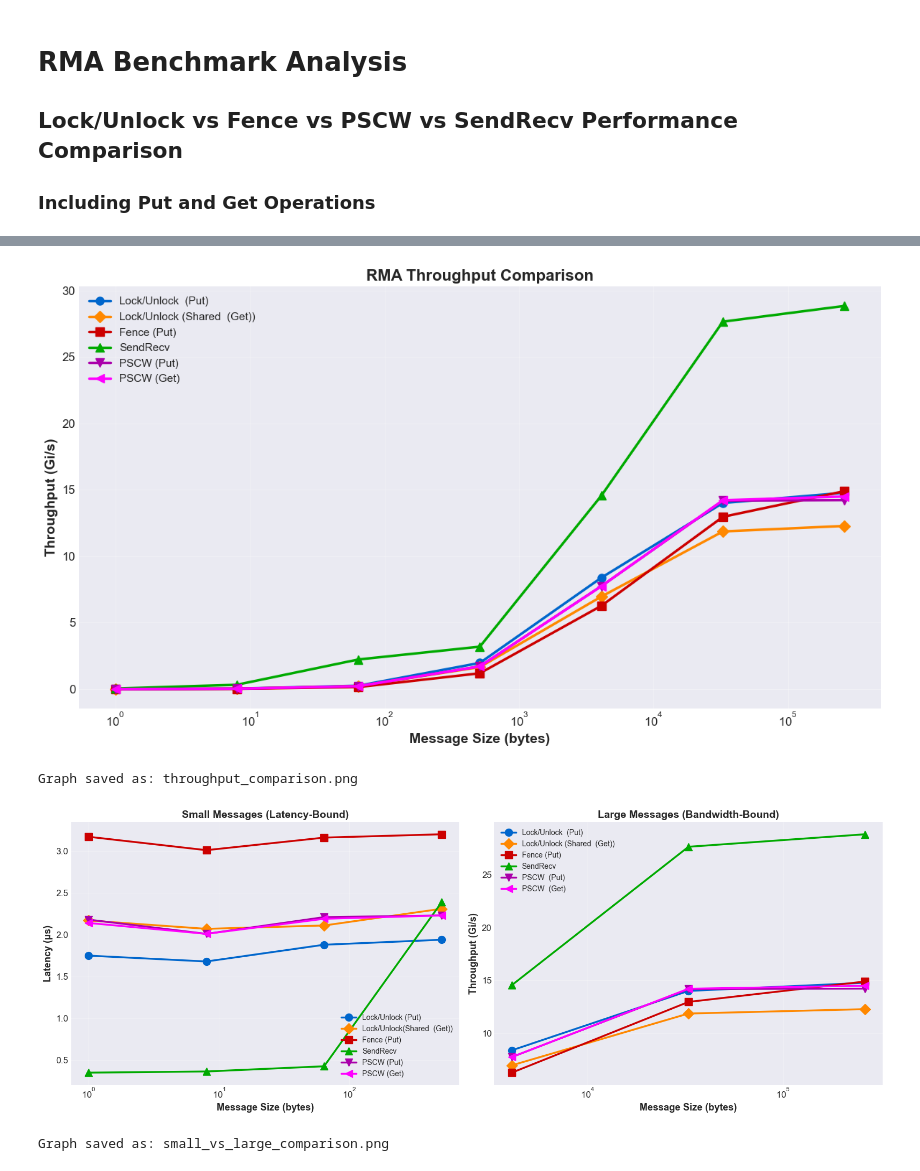
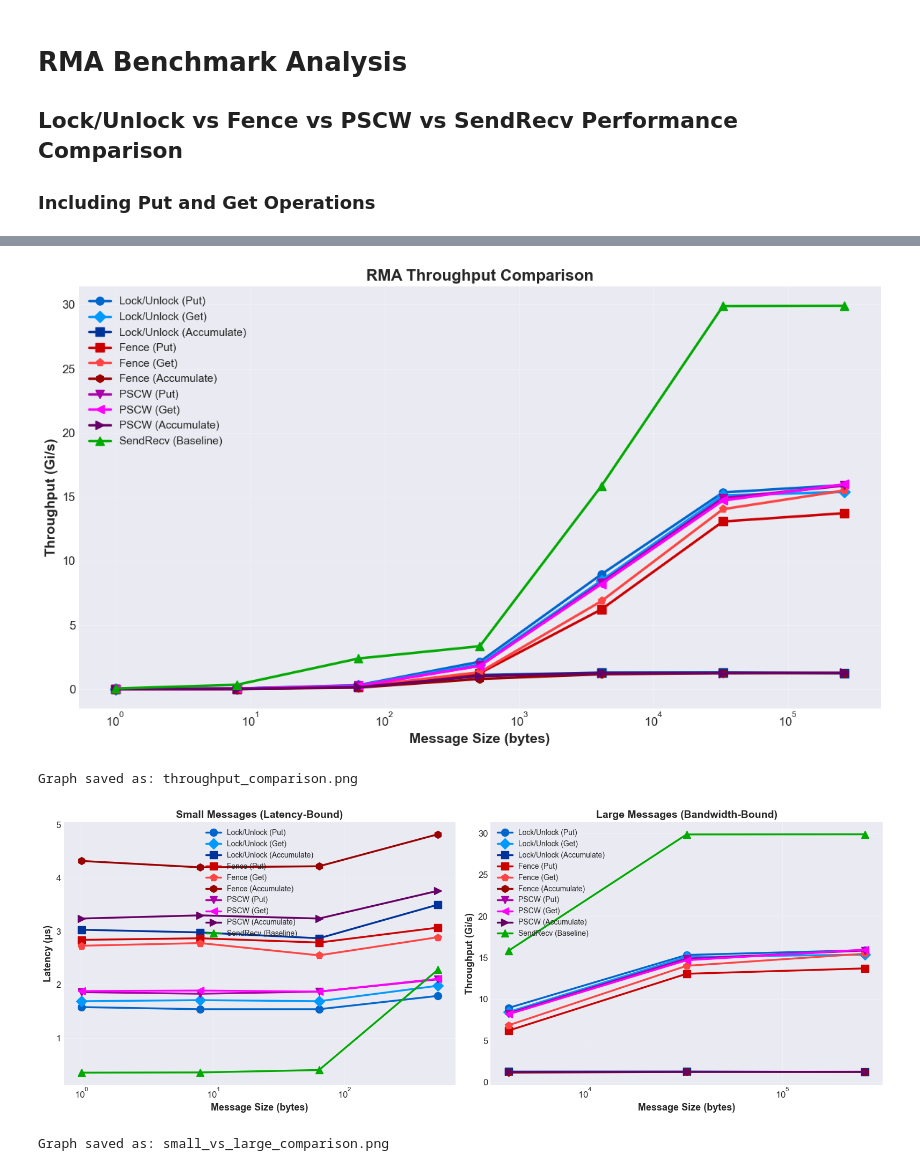
Before and after one commit to Kaewin/kokkos-comm, a Jupyter notebook: meta/benchmark_analysis.ipynb, the cells around one changed output, grey strips where cells are left out. Saved outputs shown, nothing was run; the diff lists cells and outputs as text; code cells hidden in the pictures.

```diff
--- a/meta/benchmark_analysis.ipynb
+++ b/meta/benchmark_analysis.ipynb
@@ -29,10 +29,14 @@ def parse_benchmark_file(filename):
                 operation_raw = match.group(1)
 
                 operation = operation_raw.replace('lock_unlock_put', 'LockUnlockPut') \
-                                        .replace('lock_unlock_shared_get', 'LockUnlockSharedGet') \
+                                        .replace('lock_unlock_get', 'LockUnlockGet') \
+                                        .replace('lock_unlock_accumulate', 'LockUnlockAccumulate') \
                                         .replace('fence_put', 'FencePut') \
+                                        .replace('fence_get', 'FenceGet') \
+                                        .replace('fence_accumulate', 'FenceAccumulate') \
                                         .replace('pscw_put', 'PSCWPut') \
                                         .replace('pscw_get', 'PSCWGet') \
+                                        .replace('pscw_accumulate', 'PSCWAccumulate') \
                                         .replace('sendrecv_comparison', 'SendRecv')
 
                 msg_size = int(match.group(2))
@@ -119,7 +154,7 @@ for op in operations:
     data_subset = df[df['Operation'] == op]
     ax.plot(data_subset['MessageSize'], data_subset['Throughput_Gis'],
             marker=markers.get(op, 'o'), linewidth=2.5, markersize=8,
-            label=op.replace('LockUnlock', 'Lock/Unlock ').replace('Put', ' (Put)').replace('SharedGet', '(Shared Get)').replace('Get', ' (Get)'),
+            label=label_map.get(op, op),
             color=colors.get(op, '#000000'))
 
 ax.set_xscale('log')
@@ -135,7 +170,7 @@ plt.show()
 
 print("Graph saved as: throughput_comparison.png")
 # %% [output]
-[figure, old version]
+[figure, new version]
 Graph saved as: throughput_comparison.png
 # %%
 fig, (ax1, ax2) = plt.subplots(1, 2, figsize=(16, 6))
@@ -146,39 +181,39 @@ for op in operations:
         data_subset = df[(df['Operation'] == op) & (df['MessageSize'].isin(small_sizes))]
         ax1.plot(data_subset['MessageSize'], data_subset['Time_us'],
                 marker=markers.get(op, 'o'), linewidth=2.5, markersize=10,
-                label=op.replace('LockUnlock', 'Lock/Unlock').replace('Put', ' (Put)').replace('SharedGet', '(Shared Get)').replace('Get', ' (Get)'),
+                label=label_map.get(op, op),
                 color=colors.get(op, '#000000'))
 
 ax1.set_xscale('log')
 ax1.set_xlabel('Message Size (bytes)', fontsize=13, fontweight='bold')
 ax1.set_ylabel('Latency (μs)', fontsize=13, fontweight='bold')
 ax1.set_title('Small Messages (Latency-Bound)', fontsize=14, fontweight='bold')
 ax1.legend(fontsize=10)
 ax1.grid(True, alpha=0.3)
 
 large_sizes = [4096, 32768, 262144]
 for op in operations:
     if op in df['Operation'].values:
         data_subset = df[(df['Operation'] == op) & (df['MessageSize'].isin(large_sizes))]
         ax2.plot(data_subset['MessageSize'], data_subset['Throughput_Gis'],
                 marker=markers.get(op, 'o'), linewidth=2.5, markersize=10,
-                label=op.replace('LockUnlock', 'Lock/Unlock ').replace('Put', ' (Put)').replace('PSCW', 'PSCW ').replace('SharedGet', '(Shared Get)').replace('Get', ' (Get)'),
+                label=label_map.get(op, op),
                 color=colors.get(op, '#000000'))
 
 ax2.set_xscale('log')
 ax2.set_xlabel('Message Size (bytes)', fontsize=13, fontweight='bold')
 ax2.set_ylabel('Throughput (Gi/s)', fontsize=13, fontweight='bold')
 ax2.set_title('Large Messages (Bandwidth-Bound)', fontsize=14, fontweight='bold')
 ax2.legend(fontsize=10)
 ax2.grid(True, alpha=0.3)
 
 plt.tight_layout()
 plt.savefig('small_vs_large_comparison.png', dpi=300, bbox_inches='tight')
 plt.show()
 
 print("Graph saved as: small_vs_large_comparison.png")
 # %% [output]
-[figure, old version]
+[figure, new version]
 Graph saved as: small_vs_large_comparison.png
 # %%
 fig, ax = plt.subplots(figsize=(12, 7))
```
Also changed, not shown: parts of 5 cells of this notebook, 7 other files.
